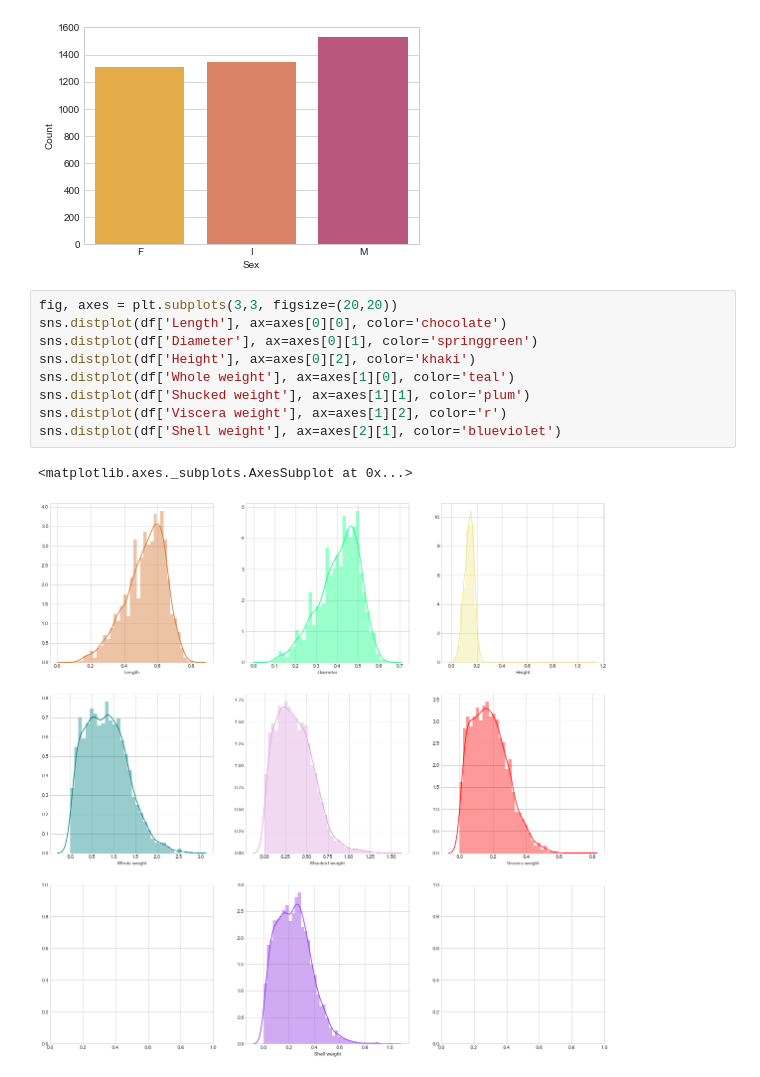
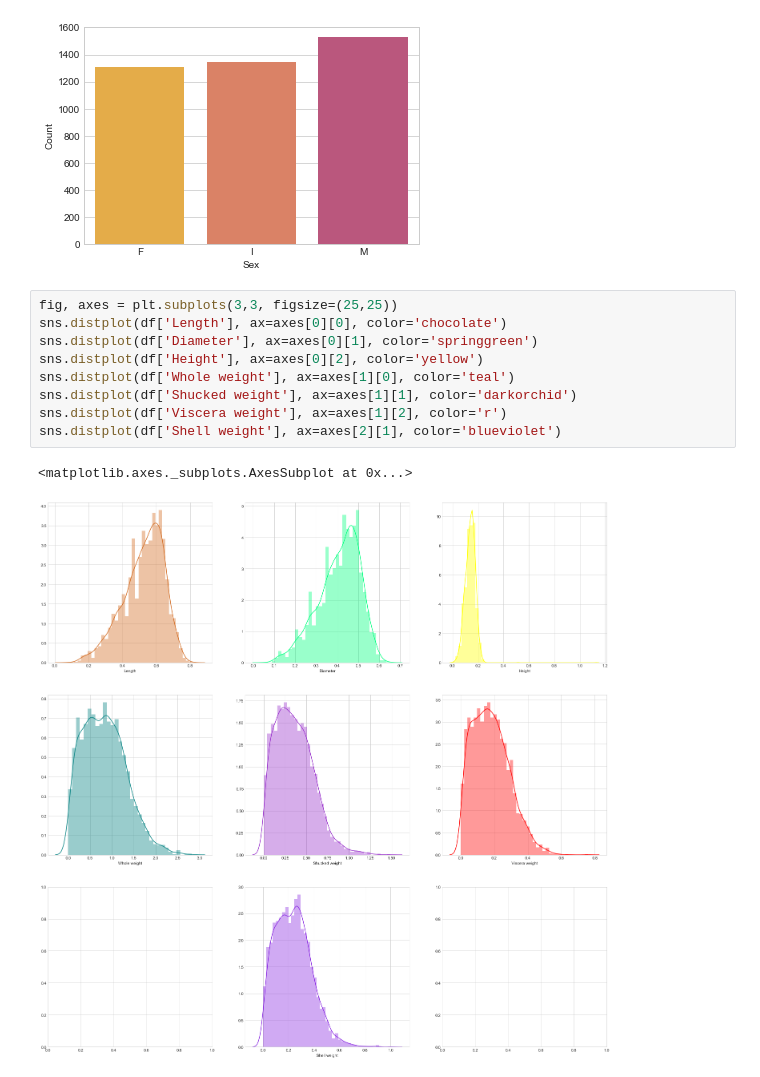
Before and after one commit to sarosam22/Machine-Learning-Python, a Jupyter notebook: Abalone/abalone.ipynb, the cells around one changed output. Cells and saved outputs as stored; diff of their text form.

```diff
--- a/Abalone/abalone.ipynb
+++ b/Abalone/abalone.ipynb
@@ -121,14 +121,14 @@ with sns.color_palette('plasma_r',5):
 # %% [output]
 [figure]
 # %%
-fig, axes = plt.subplots(3,3, figsize=(20,20))
+fig, axes = plt.subplots(3,3, figsize=(25,25))
 sns.distplot(df['Length'], ax=axes[0][0], color='chocolate')
 sns.distplot(df['Diameter'], ax=axes[0][1], color='springgreen')
-sns.distplot(df['Height'], ax=axes[0][2], color='khaki')
+sns.distplot(df['Height'], ax=axes[0][2], color='yellow')
 sns.distplot(df['Whole weight'], ax=axes[1][0], color='teal')
-sns.distplot(df['Shucked weight'], ax=axes[1][1], color='plum')
+sns.distplot(df['Shucked weight'], ax=axes[1][1], color='darkorchid')
 sns.distplot(df['Viscera weight'], ax=axes[1][2], color='r')
 sns.distplot(df['Shell weight'], ax=axes[2][1], color='blueviolet')
 # %% [output]
 <matplotlib.axes._subplots.AxesSubplot at 0x...>
-[figure, old version]
+[figure, new version]
```
